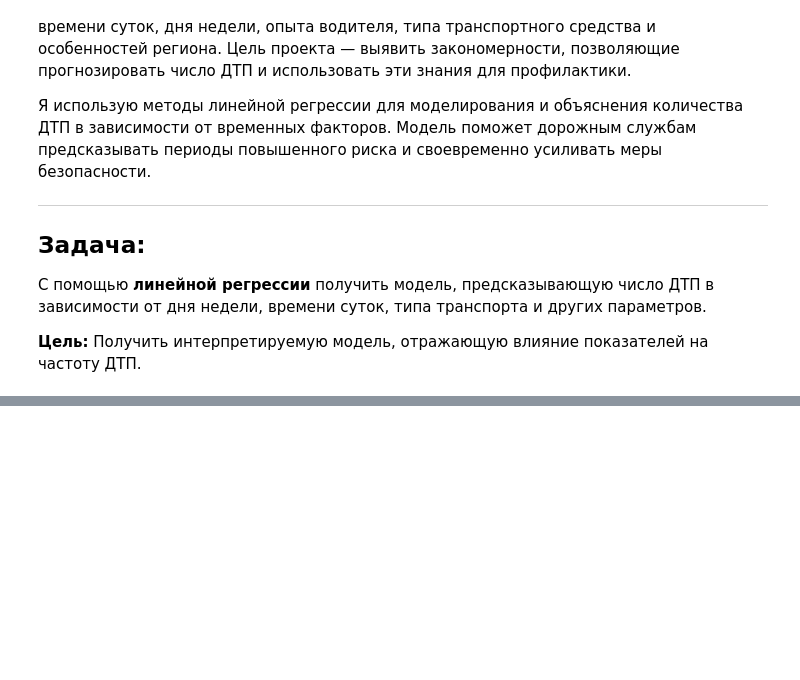
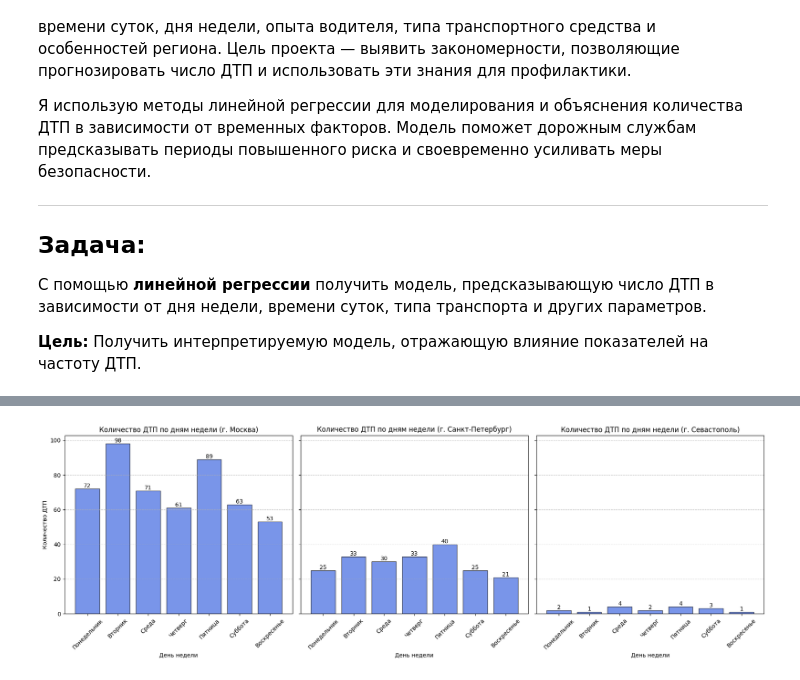
Before and after one commit to n1ks0N/DZ-GromiakovNV-StatPrak, a Jupyter notebook: project.ipynb, the cells around one changed output, grey strips where cells are left out. Cells and saved outputs as stored; diff of their text form; code cells hidden in the pictures; blank space fills up the shorter version.

Commit message:
add data and visualizating stats

```diff
--- a/project.ipynb
+++ b/project.ipynb
@@ -14,0 +52,28 @@
+# %%
+import pandas as pd
+import matplotlib.pyplot as plt
+
+cities = ['г. Москва', 'г. Санкт-Петербург', 'г. Севастополь']
+
+xls = pd.ExcelFile("./assets/dtp1.xls")
+dfs = [pd.read_excel(xls, sheet_name=sheet, skiprows=9, nrows=32, usecols="B,D").dropna() for sheet in xls.sheet_names]
+days_of_week = ["Понедельник", "Вторник", "Среда", "Четверг", "Пятница", "Суббота", "Воскресенье"]
+
+fig, axes = plt.subplots(1, 3, figsize=(18, 6), sharey=True)
+for ax, df, city in zip(axes, dfs, cities):
+    accidents = df.iloc[:7, 1].astype(int).tolist()
+
+    bars = ax.bar(days_of_week, accidents, color='royalblue', alpha=0.7, edgecolor='black')
+    for bar, value in zip(bars, accidents):
+        ax.text(bar.get_x() + bar.get_width() / 2, bar.get_height(), str(value), ha='center', va='bottom', fontsize=10, color='black')
+    ax.set_title(f"Количество ДТП по дням недели ({city})")
+    ax.set_xlabel("День недели")
+    ax.set_xticks(ax.get_xticks())
+    ax.set_xticklabels(days_of_week, rotation=45)
+    ax.grid(axis='y', linestyle='--', alpha=0.7)
+
+axes[0].set_ylabel("Количество ДТП")
+plt.tight_layout()
+plt.show()
+# %% [output]
+[figure, added]
```
Also changed, not shown: parts of 17 cells of this notebook.
